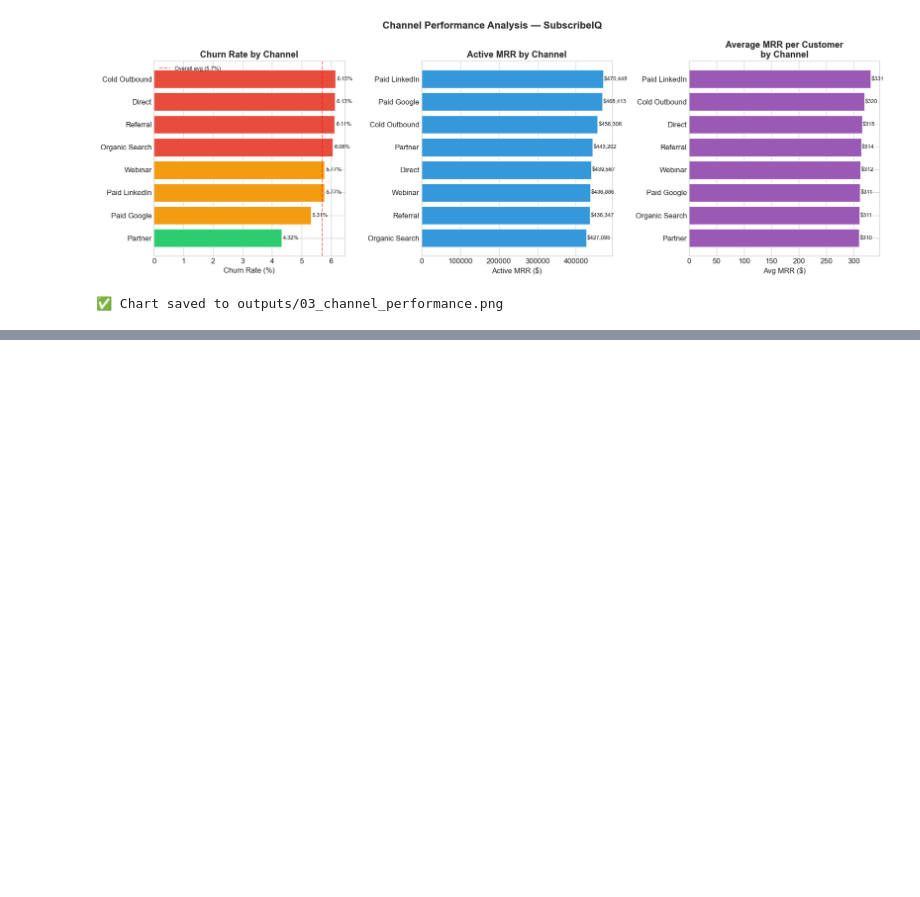
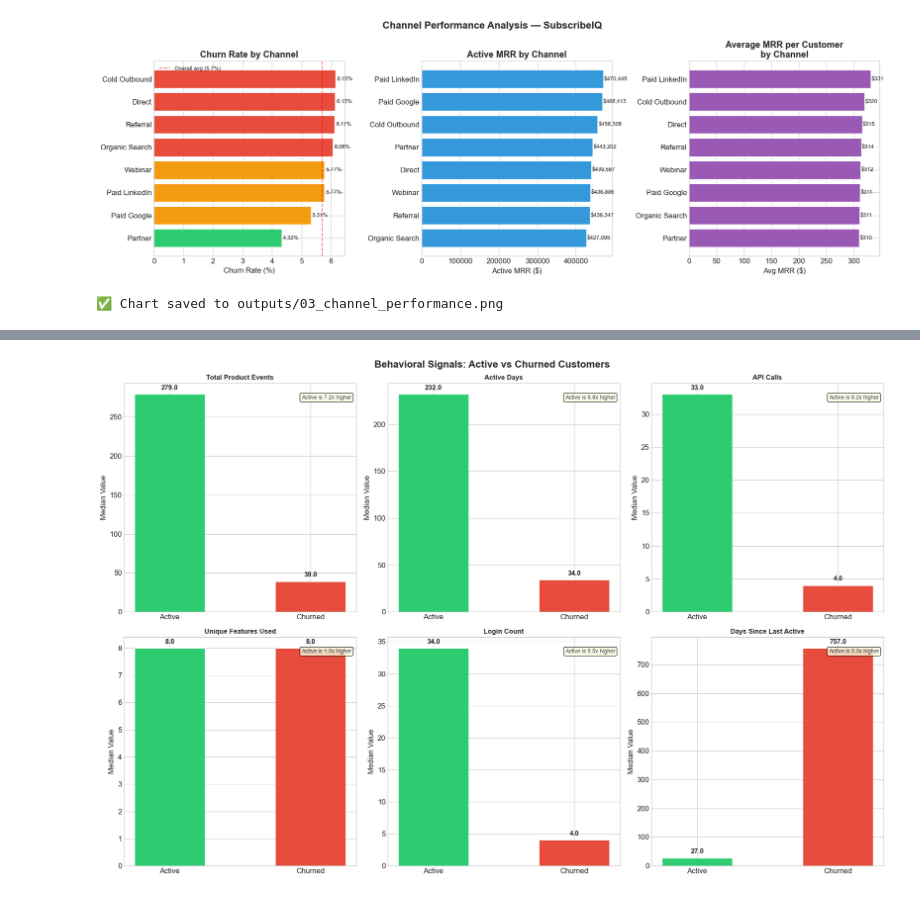
Before and after one commit to VinayDera/saas-churn-analytics, a Jupyter notebook: notebooks/01_eda.ipynb, the cells around one changed output, grey strips where cells are left out. Saved outputs shown, nothing was run; the diff lists cells and outputs as text; code cells hidden in the pictures; blank space fills up the shorter version.

Commit message:
Day 5: Python EDA complete - behavioral analysis and statistical tests

```diff
--- a/notebooks/01_eda.ipynb
+++ b/notebooks/01_eda.ipynb
@@ -561,0 +820,81 @@ print("✅ Chart saved to outputs/03_channel_performance.png")
+# %%
+# ============================================
+# Cell 10: Behavioral Visualization
+# ============================================
+
+fig, axes = plt.subplots(2, 3, figsize=(18, 12))
+fig.suptitle(
+    'Behavioral Signals: Active vs Churned Customers',
+    fontsize=16, fontweight='bold'
+)
+
+metrics = [
+    ('total_events',     'Total Product Events',    axes[0,0]),
+    ('active_days',      'Active Days',             axes[0,1]),
+    ('api_calls',        'API Calls',               axes[0,2]),
+    ('unique_features',  'Unique Features Used',    axes[1,0]),
+    ('login_count',      'Login Count',             axes[1,1]),
+    ('days_since_active','Days Since Last Active',  axes[1,2])
+]
+
+colors = {'active': '#2ECC71', 'churned': '#E74C3C'}
+
+for col, title, ax in metrics:
+    active_data  = behavior_df[
+        behavior_df['status'] == 'active'
+    ][col].dropna()
+    churned_data = behavior_df[
+        behavior_df['status'] == 'churned'
+    ][col].dropna()
+
+    # Use median for cleaner visualization
+    active_med  = active_data.median()
+    churned_med = churned_data.median()
+
+    bars = ax.bar(
+        ['Active', 'Churned'],
+        [active_med, churned_med],
+        color=[colors['active'], colors['churned']],
+        edgecolor='white',
+        linewidth=0.5,
+        width=0.5
+    )
+
+    ax.set_title(title, fontweight='bold', fontsize=11)
+    ax.set_ylabel('Median Value')
+
+    # Add value labels
+    for bar, val in zip(bars, [active_med, churned_med]):
+        ax.text(
+            bar.get_x() + bar.get_width()/2,
+            bar.get_height() + ax.get_ylim()[1] * 0.02,
+            f'{val:.1f}',
+            ha='center', fontweight='bold', fontsize=11
+        )
+
+    # Add difference annotation
+    if churned_med > 0:
+        diff = active_med / churned_med
+        ax.text(
+            0.98, 0.95,
+            f'Active is {diff:.1f}x higher',
+            transform=ax.transAxes,
+            ha='right', va='top',
+            fontsize=9,
+            color='#2C3E50',
+            bbox=dict(
+                boxstyle='round,pad=0.3',
+                facecolor='lightyellow',
+                alpha=0.8
+            )
+        )
+
+plt.tight_layout()
+plt.savefig(
+    '../outputs/05_behavioral_analysis.png',
+    dpi=150, bbox_inches='tight'
+)
+plt.show()
+print("✅ Chart saved to outputs/05_behavioral_analysis.png")
+# %% [output]
+[figure, added]
```
Also changed, not shown: parts of 7 cells of this notebook, 3 other files.
